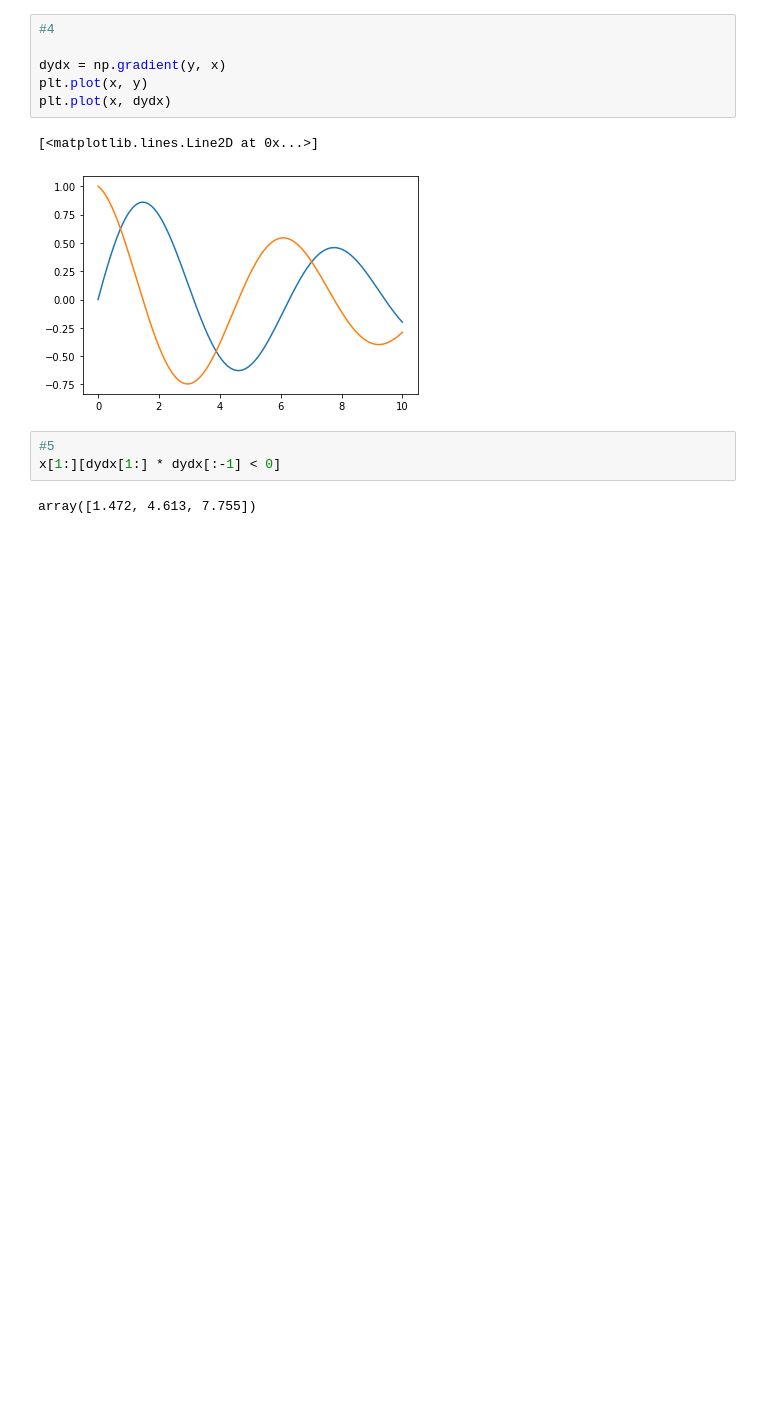
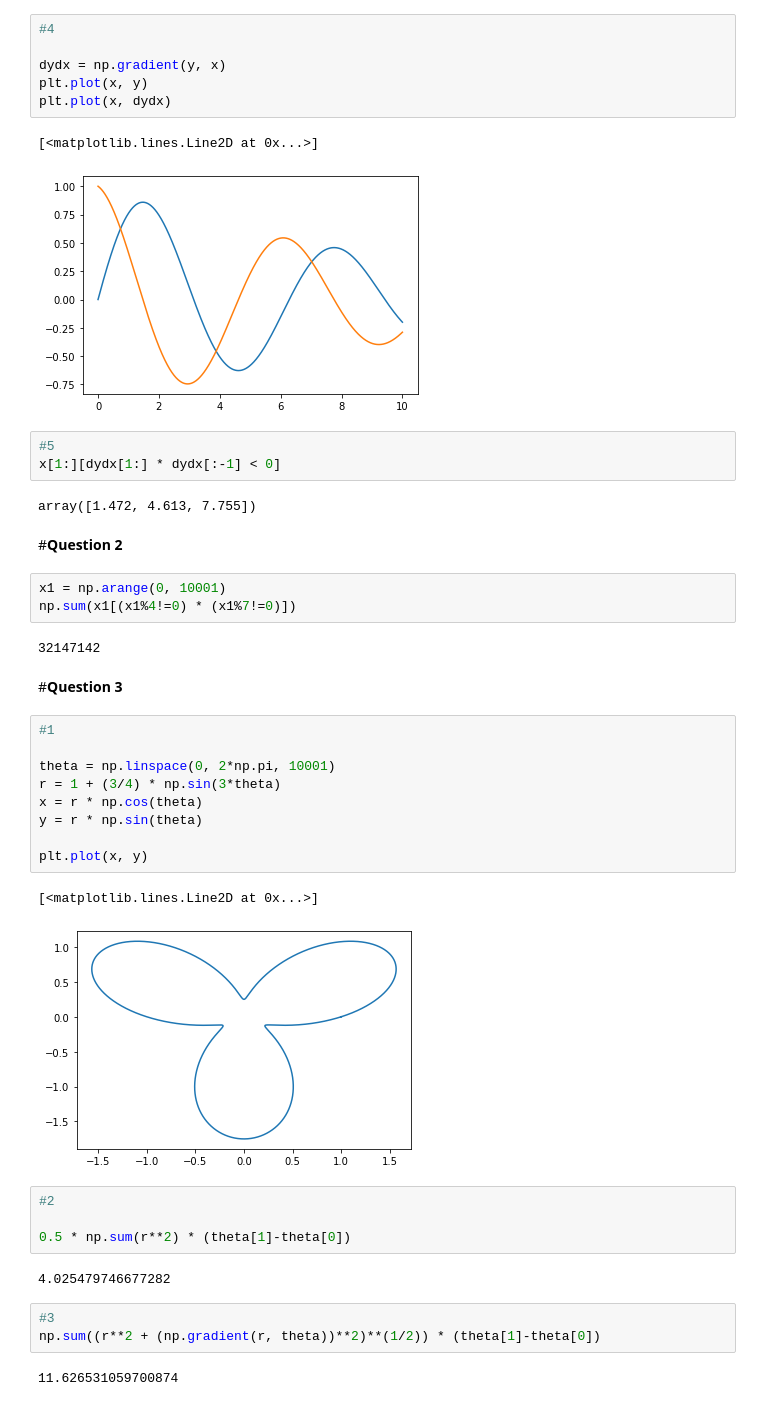
Before and after one commit to GuilhermeVeriss/practice, a Jupyter notebook: python_learn/numpy_tutorial.ipynb, the cells around one changed output. Cells and saved outputs as stored; diff of their text form; blank space fills up the shorter version.

```diff
--- a/python_learn/numpy_tutorial.ipynb
+++ b/python_learn/numpy_tutorial.ipynb
@@ -49,3 +51,35 @@ plt.plot(x, dydx)
 x[1:][dydx[1:] * dydx[:-1] < 0]
 # %% [output]
 array([1.472, 4.613, 7.755])
+# %% [markdown]
+#**Question 2**
+# %%
+x1 = np.arange(0, 10001)
+np.sum(x1[(x1%4!=0) * (x1%7!=0)])
+# %% [output]
+32147142
+# %% [markdown]
+#**Question 3**
+# %%
+#1
+
+theta = np.linspace(0, 2*np.pi, 10001)
+r = 1 + (3/4) * np.sin(3*theta)
+x = r * np.cos(theta)
+y = r * np.sin(theta)
+
+plt.plot(x, y)
+# %% [output]
+[<matplotlib.lines.Line2D at 0x...>]
+[figure, added]
+# %%
+#2
+
+0.5 * np.sum(r**2) * (theta[1]-theta[0])
+# %% [output]
+4.025479746677282
+# %%
+#3
+np.sum((r**2 + (np.gradient(r, theta))**2)**(1/2)) * (theta[1]-theta[0])
+# %% [output]
+11.626531059700874
```
Also changed, not shown: parts of 8 cells of this notebook.
